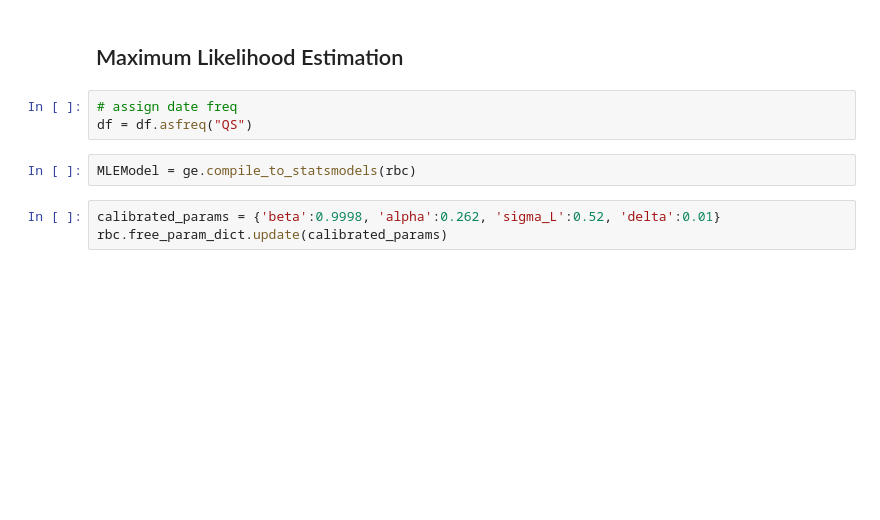
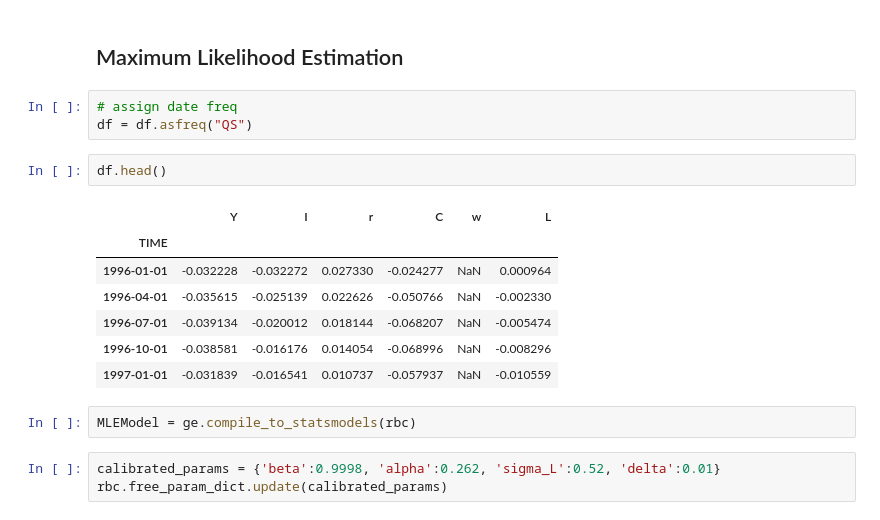
Before and after one commit to lukasgrahl/macro_rbc, a Jupyter notebook: notebooks/Fitting RBC to Italy Data.ipynb, the cells around one changed output. Saved outputs shown, nothing was run; the diff lists cells and outputs as text; blank space fills up the shorter version.

```diff
--- a/notebooks/Fitting RBC to Italy Data.ipynb
+++ b/notebooks/Fitting RBC to Italy Data.ipynb
@@ -192,6 +196,16 @@ L  p-val: 0.03787003151108633,  reject: True
 # %%
 # assign date freq
 df = df.asfreq("QS")
+# %%
+df.head()
+# %% [output]
+|  | Y | I | r | C | w | L |
+| TIME |  |  |  |  |  |  |
+| 1996-01-01 | -0.032228 | -0.032272 | 0.027330 | -0.024277 | NaN | 0.000964 |
+| 1996-04-01 | -0.035615 | -0.025139 | 0.022626 | -0.050766 | NaN | -0.002330 |
+| 1996-07-01 | -0.039134 | -0.020012 | 0.018144 | -0.068207 | NaN | -0.005474 |
+| 1996-10-01 | -0.038581 | -0.016176 | 0.014054 | -0.068996 | NaN | -0.008296 |
+| 1997-01-01 | -0.031839 | -0.016541 | 0.010737 | -0.057937 | NaN | -0.010559 |
 # %%
 MLEModel = ge.compile_to_statsmodels(rbc)
 # %%
```
Also changed, not shown: parts of 3 cells of this notebook, 1 other file.
